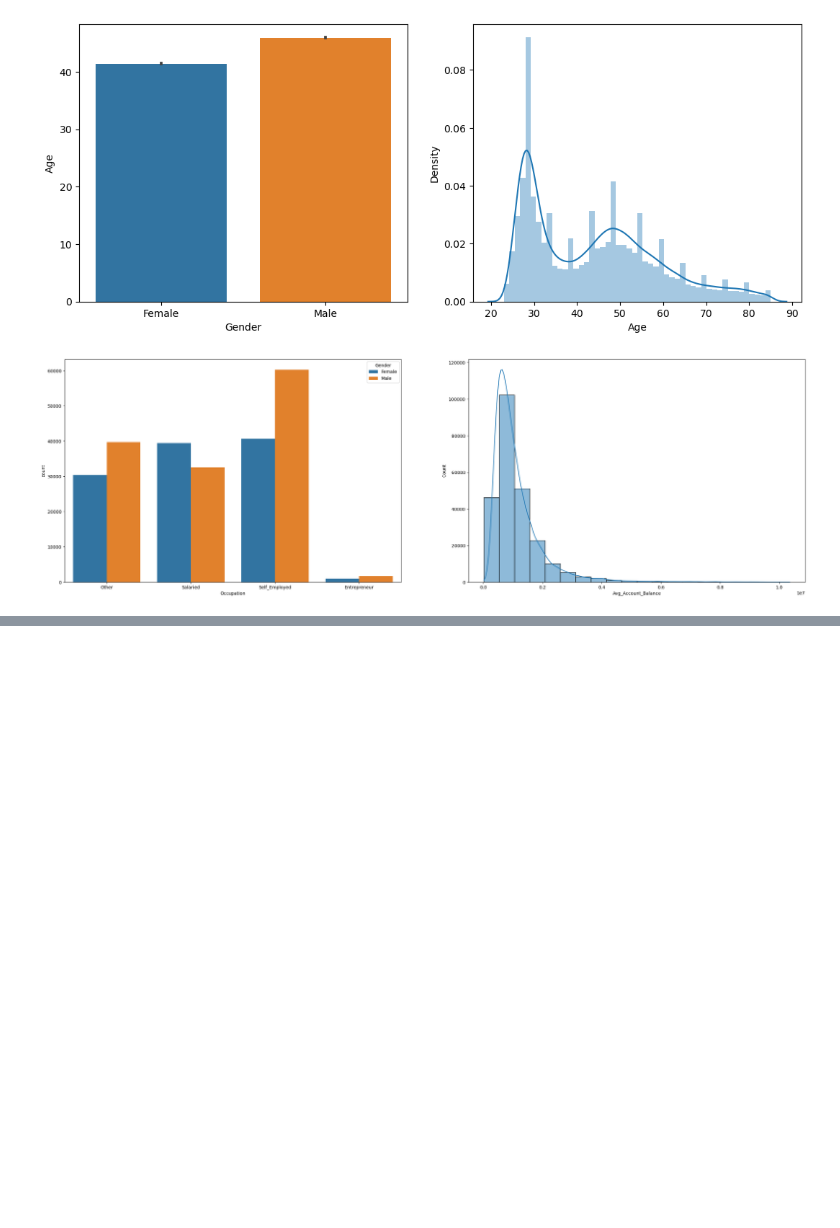
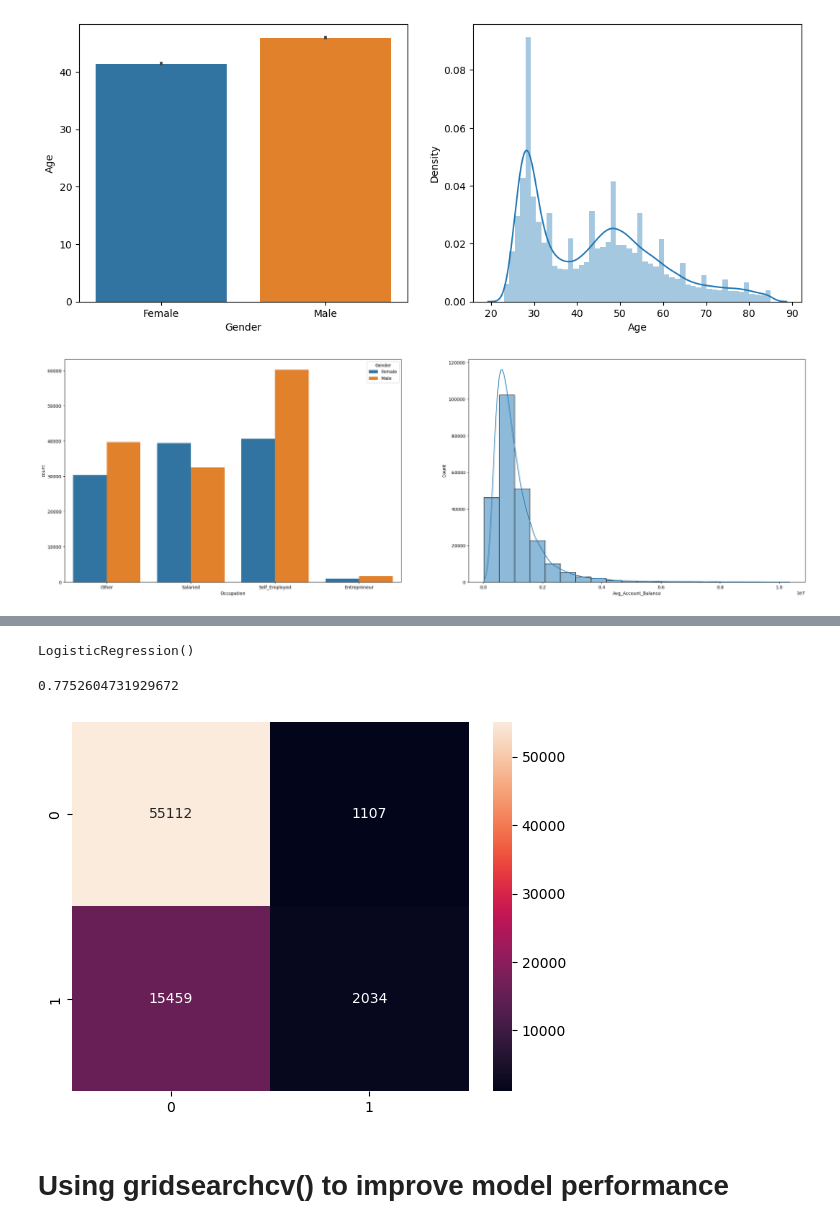
Before and after one commit to praju-1/Data_science_projects, a Jupyter notebook: Credit_card_lead_prediction/Credit_card_lead.ipynb, the cells around one changed output, grey strips where cells are left out. Saved outputs shown, nothing was run; the diff lists cells and outputs as text; code cells hidden in the pictures; blank space fills up the shorter version.

```diff
--- a/Credit_card_lead_prediction/Credit_card_lead.ipynb
+++ b/Credit_card_lead_prediction/Credit_card_lead.ipynb
@@ -386,0 +426,12 @@ plt.show()
+# %%
+logr=LogisticRegression()
+# %%
+logr.fit(x_train,y_train)
+# %% [output]
+LogisticRegression()
+# %%
+y_pred_logr=logr.predict(x_test)
+# %%
+accuracy_score(y_test,y_pred_logr)
+# %% [output]
+0.7752604731929672
@@ -386,0 +440,9 @@ plt.show()
+# %%
+cm = confusion_matrix(y_test,y_pred_logr)
+# %%
+sns.heatmap(cm, annot = True, fmt = 'd')
+plt.show()
+# %% [output]
+[figure, added]
+# %% [markdown]
+# Using gridsearchcv() to improve model performance
```
Also changed, not shown: parts of 109 cells of this notebook.
